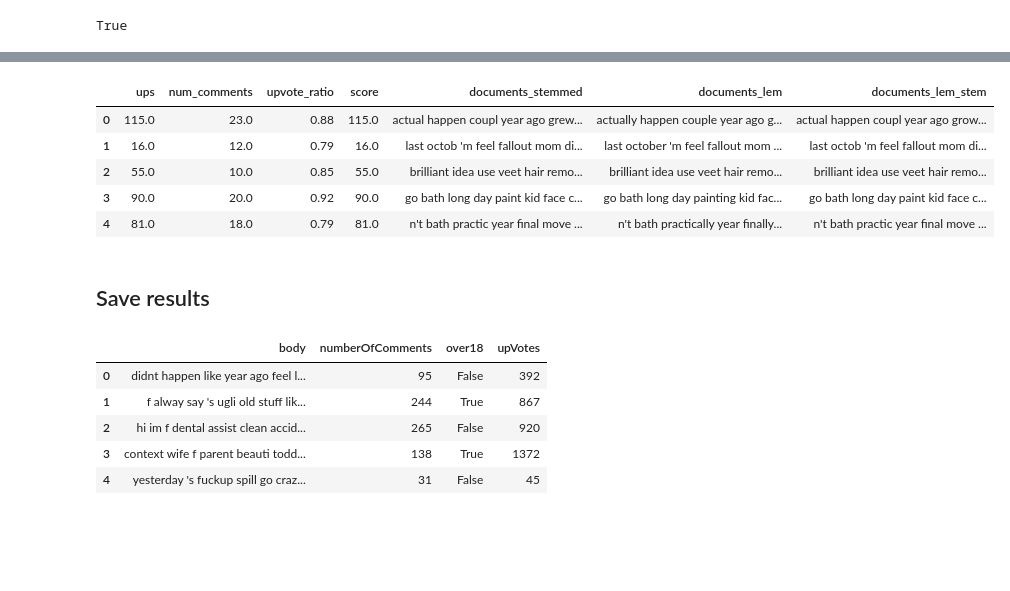
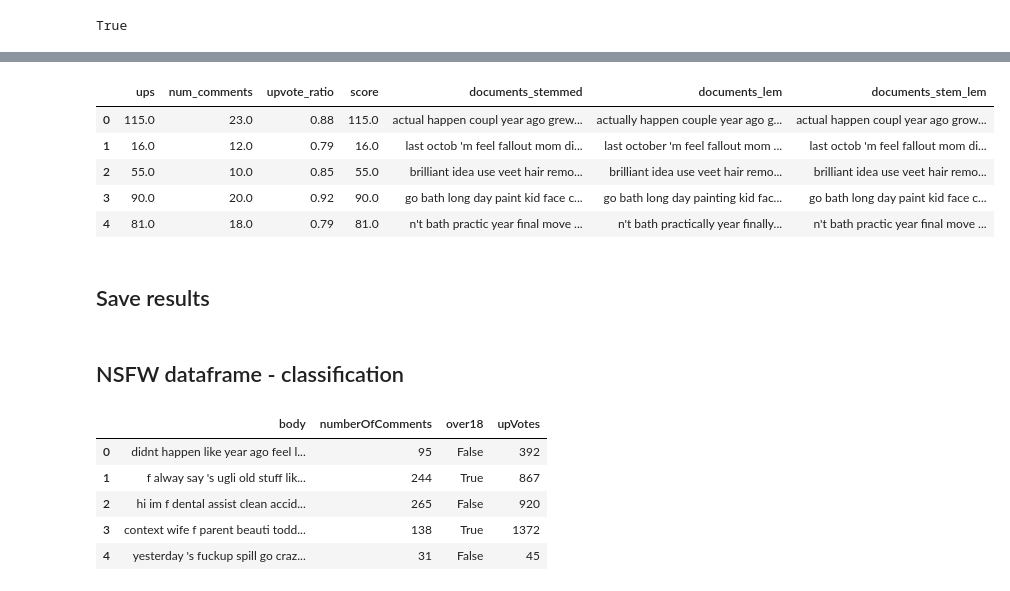
Before and after one commit to KacpiPL/Text_mining_tifu, a Jupyter notebook: scripts/1_text_cleaning.ipynb, the cells around one changed output, grey strips where cells are left out. Cells and saved outputs as stored; diff of their text form; code cells hidden in the pictures; blank space fills up the shorter version.

```diff
--- a/scripts/1_text_cleaning.ipynb
+++ b/scripts/1_text_cleaning.ipynb
@@ -209,7 +216,7 @@ df["documents_lem"] = df["documents_no_stopwords"].apply(lemmatize_text)
 df["tldr_lem"] = df["tldr_no_stopwords"].apply(lemmatize_text)
 df["title_lem"] = df["title_no_stopwords"].apply(lemmatize_text)
 # %%
-# apply leammatization to columns based on stemming
-df["documents_lem_stem"] = df["documents_stemmed"].apply(lemmatize_text)
-df["tldr_lem_stem"] = df["tldr_stemmed"].apply(lemmatize_text)
-df["title_lem_stem"] = df["title_stemmed"].apply(lemmatize_text)
+# Apply leammatization to columns based on stemming
+df["documents_stem_lem"] = df["documents_stemmed"].apply(lemmatize_text)
+df["tldr_stem_lem"] = df["tldr_stemmed"].apply(lemmatize_text)
+df["title_stem_lem"] = df["title_stemmed"].apply(lemmatize_text)
@@ -251,7 +248,8 @@ df = df.drop(indicies_to_drop)
 # %%
-df[["ups", "num_comments", "upvote_ratio", "score", "documents_stemmed", "documents_lem", "documents_lem_stem"]].head()
+# Compare documents column with the stemmed, lemmatized, and stemmed lemmatized columns
+df[["ups", "num_comments", "upvote_ratio", "score", "documents_stemmed", "documents_lem", "documents_stem_lem"]].head()
 # %% [output]
-|  | ups | num_comments | upvote_ratio | score | documents_stemmed | documents_lem | documents_lem_stem |
+|  | ups | num_comments | upvote_ratio | score | documents_stemmed | documents_lem | documents_stem_lem |
 | 0 | 115.0 | 23.0 | 0.88 | 115.0 | actual happen coupl year ago grew... | actually happen couple year ago g... | actual happen coupl year ago grow... |
 | 1 | 16.0 | 12.0 | 0.79 | 16.0 | last octob 'm feel fallout mom di... | last october 'm feel fallout mom ... | last octob 'm feel fallout mom di... |
 | 2 | 55.0 | 10.0 | 0.85 | 55.0 | brilliant idea use veet hair remo... | brilliant idea use veet hair remo... | brilliant idea use veet hair remo... |
@@ -267,3 +263,5 @@ df[["ups", "num_comments", "upvote_ratio", "score", "documents", "tldr", "title"
+# %% [markdown]
+## NSFW dataframe - classification
 # %%
 df_nsfw = pd.read_excel('../data/data_nsfw.xlsx')
 # %%
```
Also changed, not shown: parts of 12 cells of this notebook, 3 other files.
